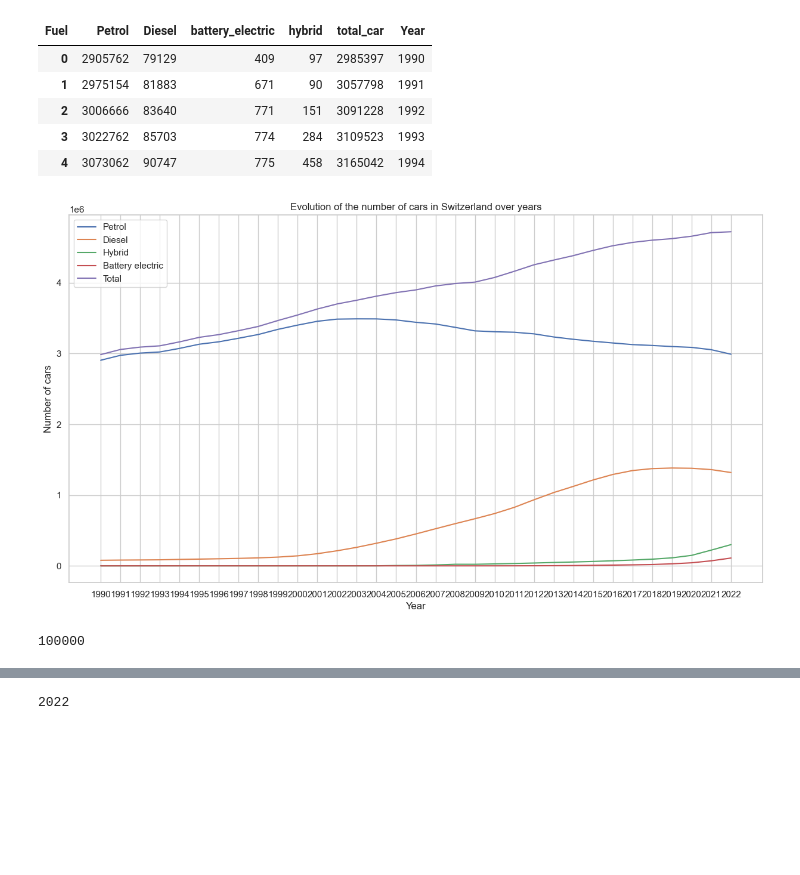
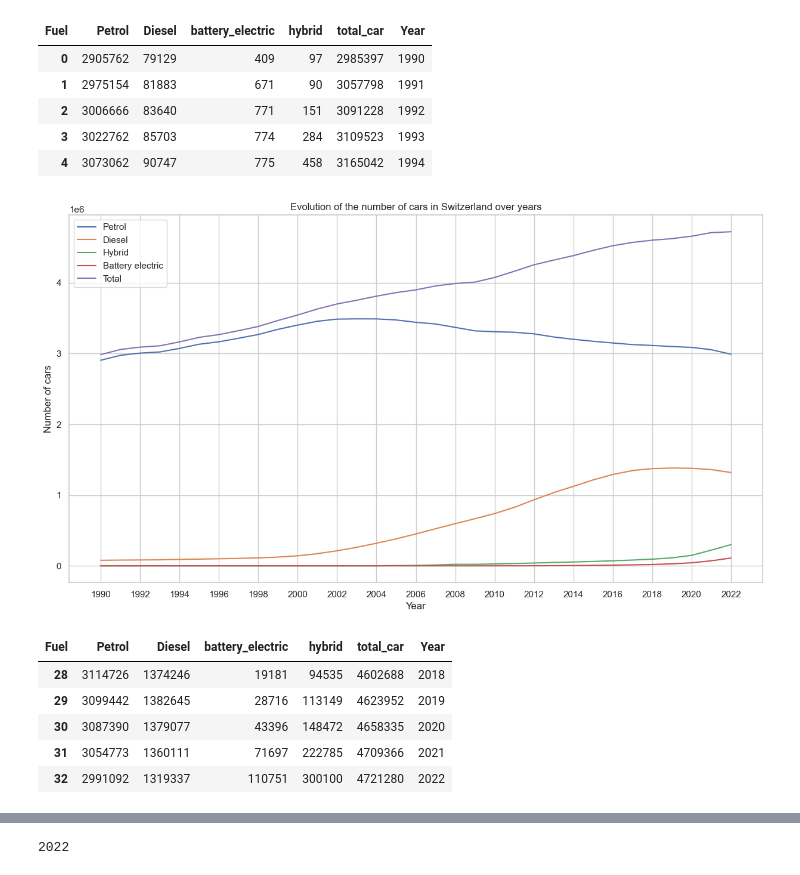
Before and after one commit to yanis-trn/EnergyNow2.0, a Jupyter notebook: EV-modeling.ipynb, the cells around one changed output, grey strips where cells are left out. Drawn from its saved outputs; the diff is of its cells as text; code cells hidden in the pictures; blank space fills up the shorter version.

```diff
--- a/EV-modeling.ipynb
+++ b/EV-modeling.ipynb
@@ -70,21 +70,28 @@ data_ev.head()
 # %%
 def plot_evolution(df: pd.core.frame.DataFrame) -> None:
     plt.figure(figsize=(15, 8))
 
     sns.lineplot(data=df, x='Year', y='Petrol', label='Petrol')
     sns.lineplot(data=df, x='Year', y='Diesel', label='Diesel')
     sns.lineplot(data=df, x='Year', y='hybrid', label='Hybrid')
     sns.lineplot(data=df, x='Year', y='battery_electric', label='Battery electric')
     sns.lineplot(data=df, x='Year', y='total_car', label='Total')
 
+    # Set the x-ticks and labels for every 2 years
+    x_ticks = df['Year'].unique()[::2]
+    x_tick_labels = [str(year) for year in x_ticks]
+
+    plt.xticks(ticks=x_ticks, labels=x_tick_labels)
+
+
     plt.legend()
     plt.xlabel('Year')
     plt.ylabel('Number of cars')
     plt.title('Evolution of the number of cars in Switzerland over years')
     plt.show()
 
 # Assuming you have a DataFrame named data_ev
 plot_evolution(data_ev)
 # %% [output]
-[figure, old version]
+[figure, new version]
 # %%
@@ -97,4 +108,0 @@ intercept_value = {"Petrol": 100000, "Diesel": 0, "hybrid": 1e6, "battery_electr
-# %%
-intercept_value["Petrol"]
-# %% [output]
-100000
@@ -102,0 +109,9 @@ historical_data = historical_data.append({'Year': intercept_year, 'Number of Ele
+# %%
+data_ev.tail()
+# %% [output]
+| Fuel | Petrol | Diesel | battery_electric | hybrid | total_car | Year |
+| 28 | 3114726 | 1374246 | 19181 | 94535 | 4602688 | 2018 |
+| 29 | 3099442 | 1382645 | 28716 | 113149 | 4623952 | 2019 |
+| 30 | 3087390 | 1379077 | 43396 | 148472 | 4658335 | 2020 |
+| 31 | 3054773 | 1360111 | 71697 | 222785 | 4709366 | 2021 |
+| 32 | 2991092 | 1319337 | 110751 | 300100 | 4721280 | 2022 |
```
Also changed, not shown: parts of 13 cells of this notebook.
